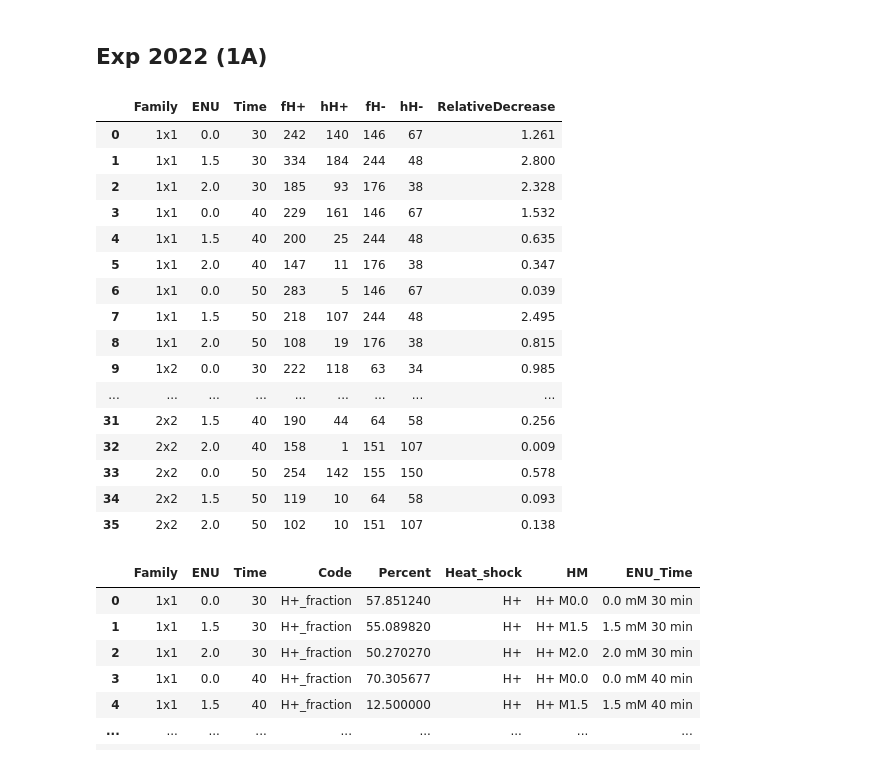
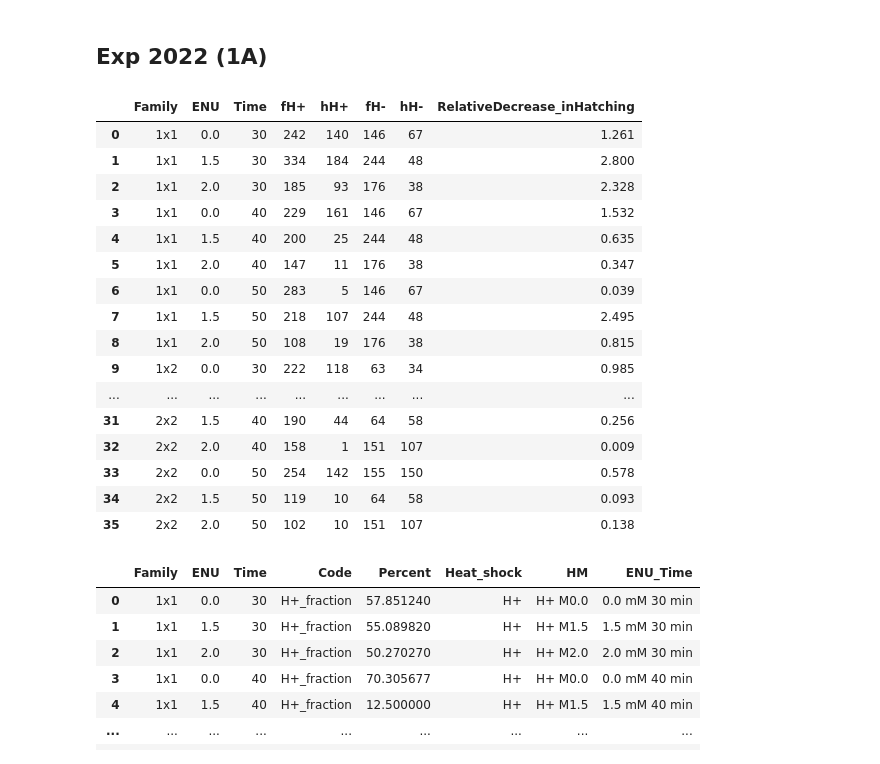
Before and after one commit to mitoclub/fish-strong-purifying-selection, a Jupyter notebook: notebooks/table_3_5_visualisation.ipynb, the cells around one changed output. Cells and saved outputs as stored; diff of their text form; code cells hidden in the pictures.

```diff
--- a/notebooks/table_3_5_visualisation.ipynb
+++ b/notebooks/table_3_5_visualisation.ipynb
@@ -7,13 +10,13 @@ import numpy as np
 ## Exp 2022 (1A)
 # %%
 sheet_id = '1aqHnDaiRXntyrbj6qaqzR-4XnLbvtKU84FB_JLu5x5A'
-sheet_name = 'exp2022_relativeDecrease'
+sheet_name = 'EXP_2022_relativeDecrease'
 url = f'https://docs.google.com/spreadsheets/d/{sheet_id}/gviz/tq?tqx=out:csv&sheet={sheet_name}'
-exp2022 = pd.read_csv(url)
+exp2022_rd = pd.read_csv(url)
 # %%
-exp2022
+exp2022_rd
 # %% [output]
-|  | Family | ENU | Time | fH+ | hH+ | fH- | hH- | RelativeDecrease |
+|  | Family | ENU | Time | fH+ | hH+ | fH- | hH- | RelativeDecrease_inHatching |
 | 0 | 1x1 | 0.0 | 30 | 242 | 140 | 146 | 67 | 1.261 |
 | 1 | 1x1 | 1.5 | 30 | 334 | 184 | 244 | 48 | 2.800 |
 | 2 | 1x1 | 2.0 | 30 | 185 | 93 | 176 | 38 | 2.328 |
```
Also changed, not shown: parts of 45 cells of this notebook, 22 other files.
